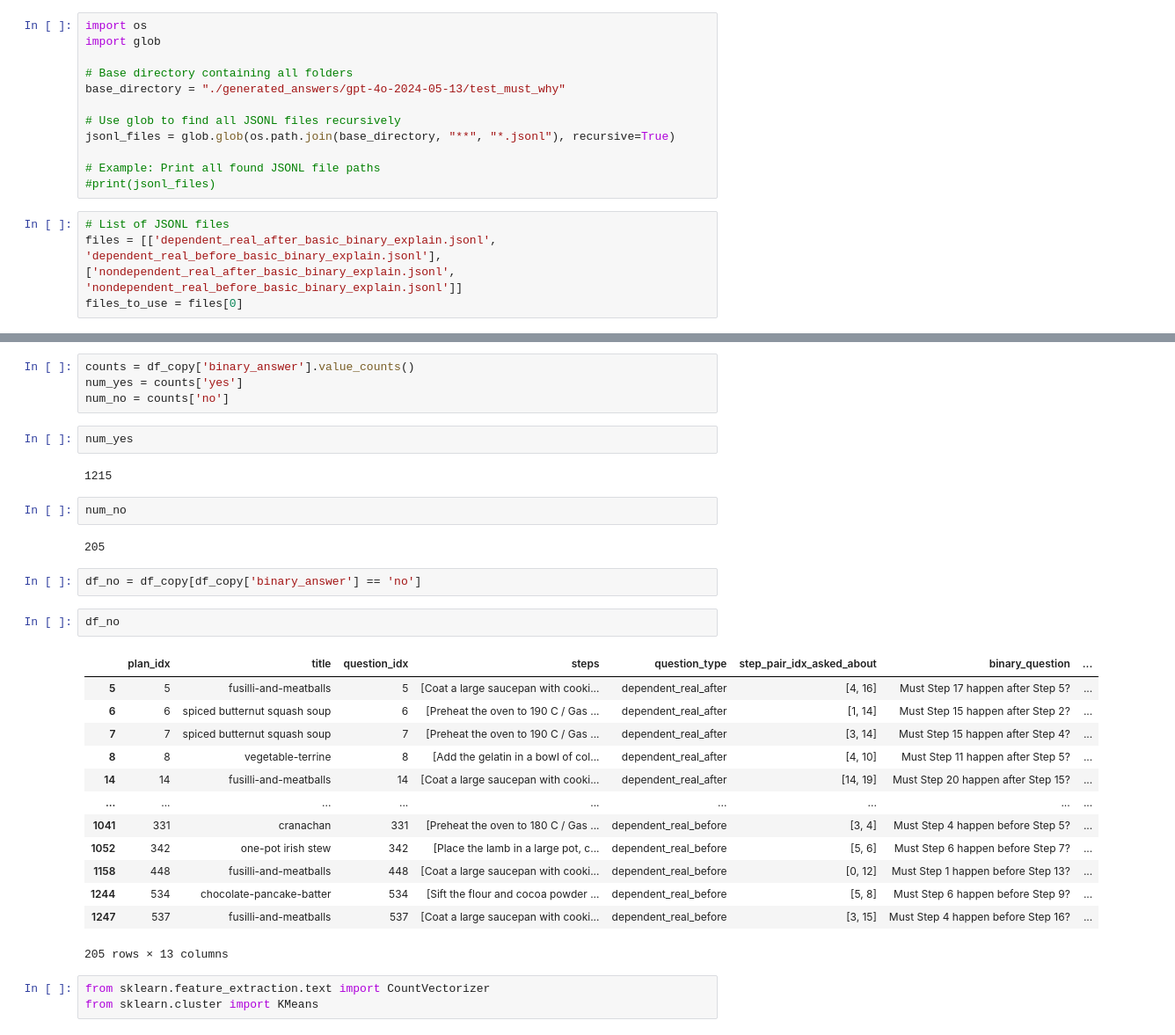
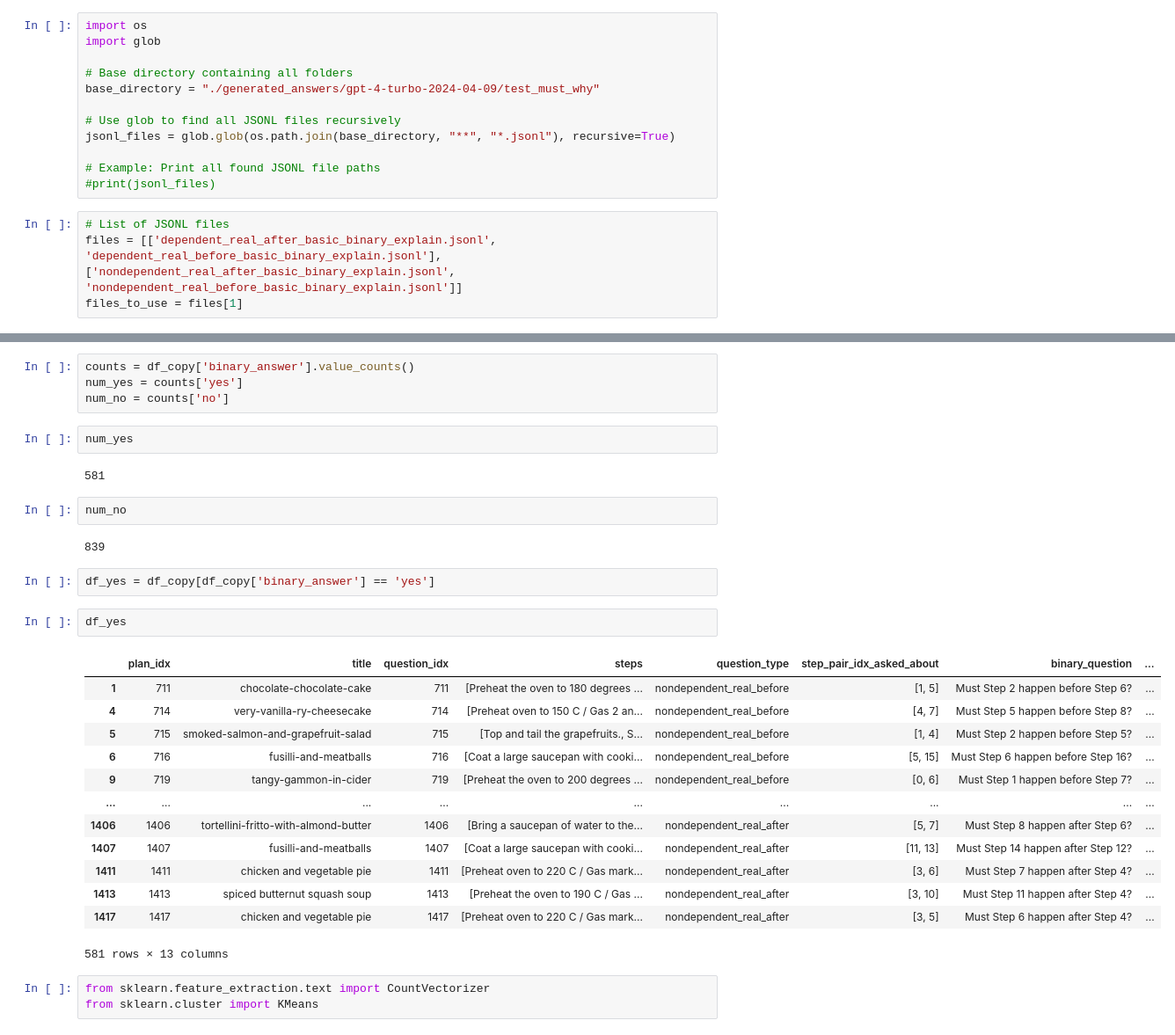
Before and after one commit to delkhosh20/CaT-Bench, a Jupyter notebook: phase2/main.ipynb, the cells around one changed output, grey strips where cells are left out. Shown at 88% size. Drawn from its saved outputs; the diff is of its cells as text.

Commit message:
change: gpt-4-turbo-2024-04-09

```diff
--- a/phase2/main.ipynb
+++ b/phase2/main.ipynb
@@ -6,7 +6,7 @@ import os
 import glob
 
 # Base directory containing all folders
-base_directory = "./generated_answers/gpt-4o-2024-05-13/test_must_why"
+base_directory = "./generated_answers/gpt-4-turbo-2024-04-09/test_must_why"
 
 # Use glob to find all JSONL files recursively
 jsonl_files = glob.glob(os.path.join(base_directory, "**", "*.jsonl"), recursive=True)
@@ -16,7 +16,7 @@ jsonl_files = glob.glob(os.path.join(base_directory, "**", "*.jsonl"), recursive
 # %%
 # List of JSONL files
 files = [['dependent_real_after_basic_binary_explain.jsonl', 'dependent_real_before_basic_binary_explain.jsonl'], ['nondependent_real_after_basic_binary_explain.jsonl', 'nondependent_real_before_basic_binary_explain.jsonl']]
-files_to_use = files[0]
+files_to_use = files[1]
 # %%
 #Filter the list of found files based on your selection
 selected_files = [file for file in jsonl_files if os.path.basename(file) in files_to_use]
@@ -121,29 +121,29 @@ num_no = counts['no']
 # %%
 num_yes
 # %% [output]
-1215
+581
 # %%
 num_no
 # %% [output]
-205
+839
 # %%
-df_no = df_copy[df_copy['binary_answer'] == 'no']
+df_yes = df_copy[df_copy['binary_answer'] == 'yes']
 # %%
-df_no
+df_yes
 # %% [output]
 |  | plan_idx | title | question_idx | steps | question_type | step_pair_idx_asked_about | binary_question | ... |
-| 5 | 5 | fusilli-and-meatballs | 5 | [Coat a large saucepan with cooki... | dependent_real_after | [4, 16] | Must Step 17 happen after Step 5? | ... |
-| 6 | 6 | spiced butternut squash soup | 6 | [Preheat the oven to 190 C / Gas ... | dependent_real_after | [1, 14] | Must Step 15 happen after Step 2? | ... |
-| 7 | 7 | spiced butternut squash soup | 7 | [Preheat the oven to 190 C / Gas ... | dependent_real_after | [3, 14] | Must Step 15 happen after Step 4? | ... |
-| 8 | 8 | vegetable-terrine | 8 | [Add the gelatin in a bowl of col... | dependent_real_after | [4, 10] | Must Step 11 happen after Step 5? | ... |
-| 14 | 14 | fusilli-and-meatballs | 14 | [Coat a large saucepan with cooki... | dependent_real_after | [14, 19] | Must Step 20 happen after Step 15? | ... |
+| 1 | 711 | chocolate-chocolate-cake | 711 | [Preheat the oven to 180 degrees ... | nondependent_real_before | [1, 5] | Must Step 2 happen before Step 6? | ... |
+| 4 | 714 | very-vanilla-ry-cheesecake | 714 | [Preheat oven to 150 C / Gas 2 an... | nondependent_real_before | [4, 7] | Must Step 5 happen before Step 8? | ... |
+| 5 | 715 | smoked-salmon-and-grapefruit-salad | 715 | [Top and tail the grapefruits., S... | nondependent_real_before | [1, 4] | Must Step 2 happen before Step 5? | ... |
+| 6 | 716 | fusilli-and-meatballs | 716 | [Coat a large saucepan with cooki... | nondependent_real_before | [5, 15] | Must Step 6 happen before Step 16? | ... |
+| 9 | 719 | tangy-gammon-in-cider | 719 | [Preheat the oven to 200 degrees ... | nondependent_real_before | [0, 6] | Must Step 1 happen before Step 7? | ... |
 | ... | ... | ... | ... | ... | ... | ... | ... | ... |
-| 1041 | 331 | cranachan | 331 | [Preheat the oven to 180 C / Gas ... | dependent_real_before | [3, 4] | Must Step 4 happen before Step 5? | ... |
-| 1052 | 342 | one-pot irish stew | 342 | [Place the lamb in a large pot, c... | dependent_real_before | [5, 6] | Must Step 6 happen before Step 7? | ... |
-| 1158 | 448 | fusilli-and-meatballs | 448 | [Coat a large saucepan with cooki... | dependent_real_before | [0, 12] | Must Step 1 happen before Step 13? | ... |
-| 1244 | 534 | chocolate-pancake-batter | 534 | [Sift the flour and cocoa powder ... | dependent_real_before | [5, 8] | Must Step 6 happen before Step 9? | ... |
-| 1247 | 537 | fusilli-and-meatballs | 537 | [Coat a large saucepan with cooki... | dependent_real_before | [3, 15] | Must Step 4 happen before Step 16? | ... |
+| 1406 | 1406 | tortellini-fritto-with-almond-butter | 1406 | [Bring a saucepan of water to the... | nondependent_real_after | [5, 7] | Must Step 8 happen after Step 6? | ... |
+| 1407 | 1407 | fusilli-and-meatballs | 1407 | [Coat a large saucepan with cooki... | nondependent_real_after | [11, 13] | Must Step 14 happen after Step 12? | ... |
+| 1411 | 1411 | chicken and vegetable pie | 1411 | [Preheat oven to 220 C / Gas mark... | nondependent_real_after | [3, 6] | Must Step 7 happen after Step 4? | ... |
+| 1413 | 1413 | spiced butternut squash soup | 1413 | [Preheat the oven to 190 C / Gas ... | nondependent_real_after | [3, 10] | Must Step 11 happen after Step 4? | ... |
+| 1417 | 1417 | chicken and vegetable pie | 1417 | [Preheat oven to 220 C / Gas mark... | nondependent_real_after | [3, 5] | Must Step 6 happen after Step 4? | ... |
-205 rows × 13 columns
+581 rows × 13 columns
 # %%
 from sklearn.feature_extraction.text import CountVectorizer
 from sklearn.cluster import KMeans
```
Also changed, not shown: parts of 8 cells of this notebook.
